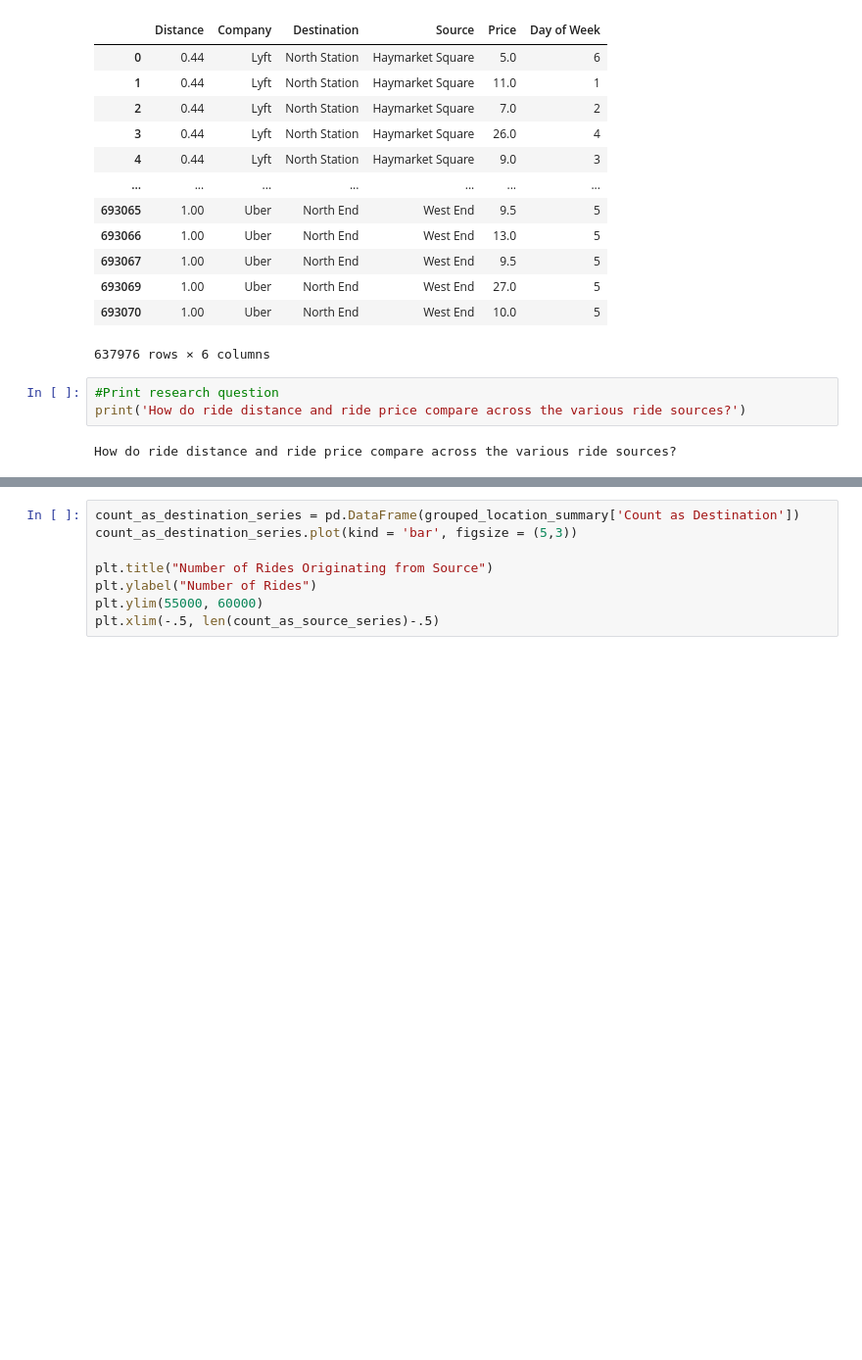
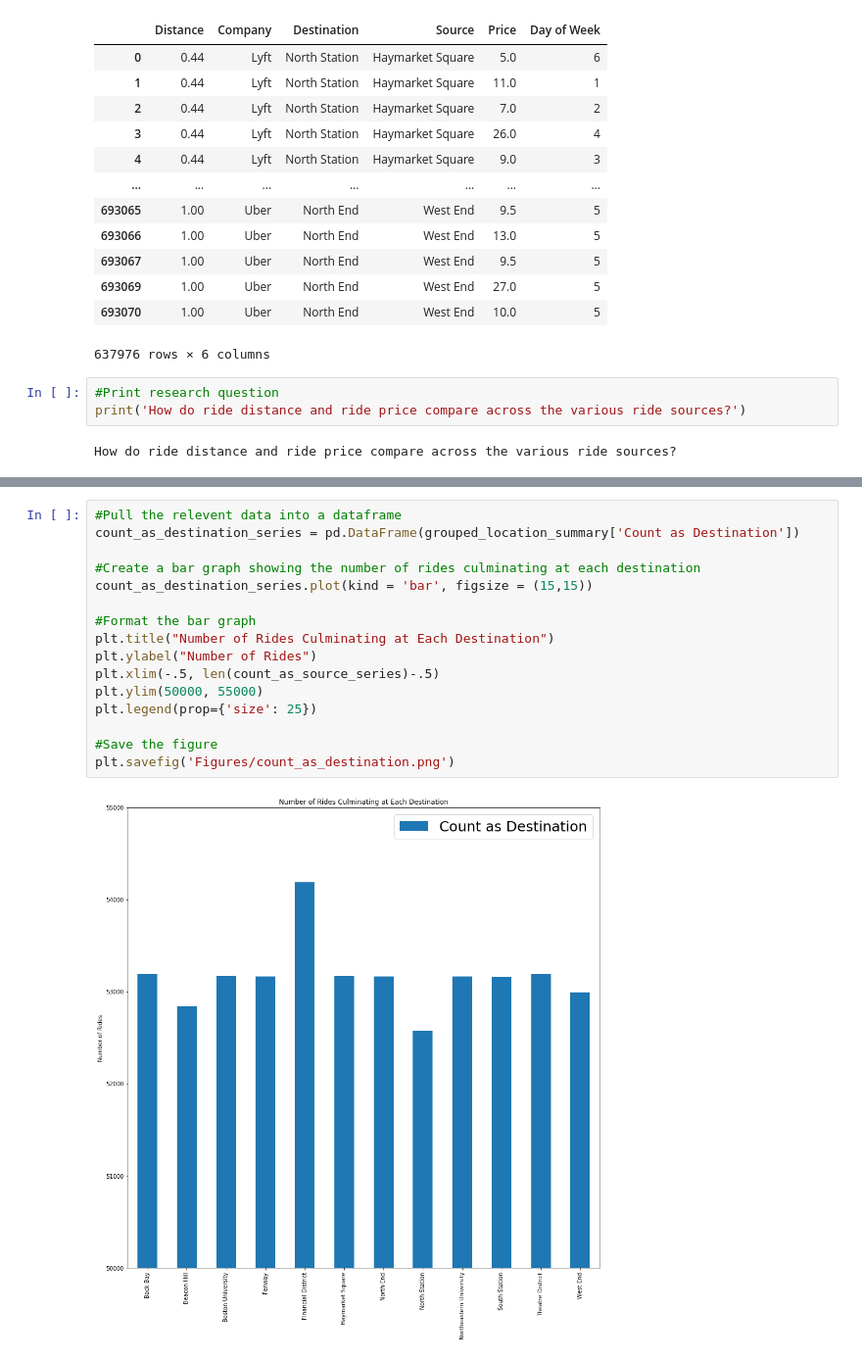
Before and after one commit to blhawkins/theBostonLagers, a Jupyter notebook: Benji's Analysis.ipynb, the cells around one changed output, grey strips where cells are left out. Shown: that part at 98% size. Saved outputs shown, nothing was run; the diff lists cells and outputs as text; blank space fills up the shorter version.

```diff
--- a/Benji's Analysis.ipynb
+++ b/Benji's Analysis.ipynb
@@ -111,8 +164,18 @@ plt.xlim(-.5, len(count_as_source_series)-.5)
 # %%
+#Pull the relevent data into a dataframe
 count_as_destination_series = pd.DataFrame(grouped_location_summary['Count as Destination'])
-count_as_destination_series.plot(kind = 'bar', figsize = (5,3))
 
-plt.title("Number of Rides Originating from Source")
+#Create a bar graph showing the number of rides culminating at each destination
+count_as_destination_series.plot(kind = 'bar', figsize = (15,15))
+
+#Format the bar graph
+plt.title("Number of Rides Culminating at Each Destination")
 plt.ylabel("Number of Rides")
-plt.ylim(55000, 60000)
 plt.xlim(-.5, len(count_as_source_series)-.5)
+plt.ylim(50000, 55000)
+plt.legend(prop={'size': 25})
+
+#Save the figure
+plt.savefig('Figures/count_as_destination.png')
+# %% [output]
+[figure, added]
```
Also changed, not shown: parts of 8 cells of this notebook, 7 other files.
